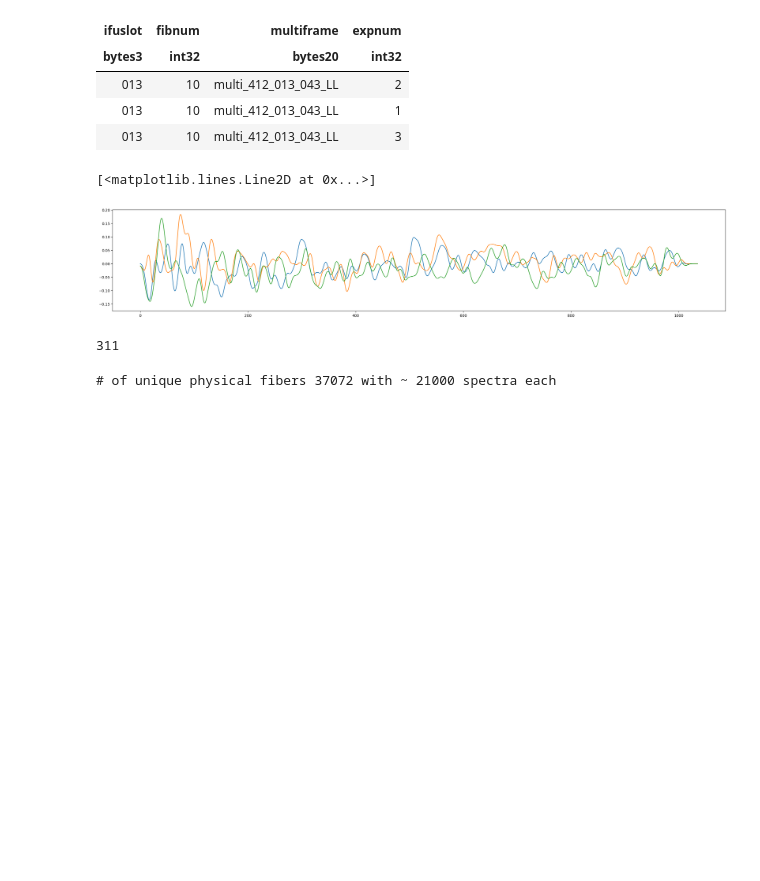
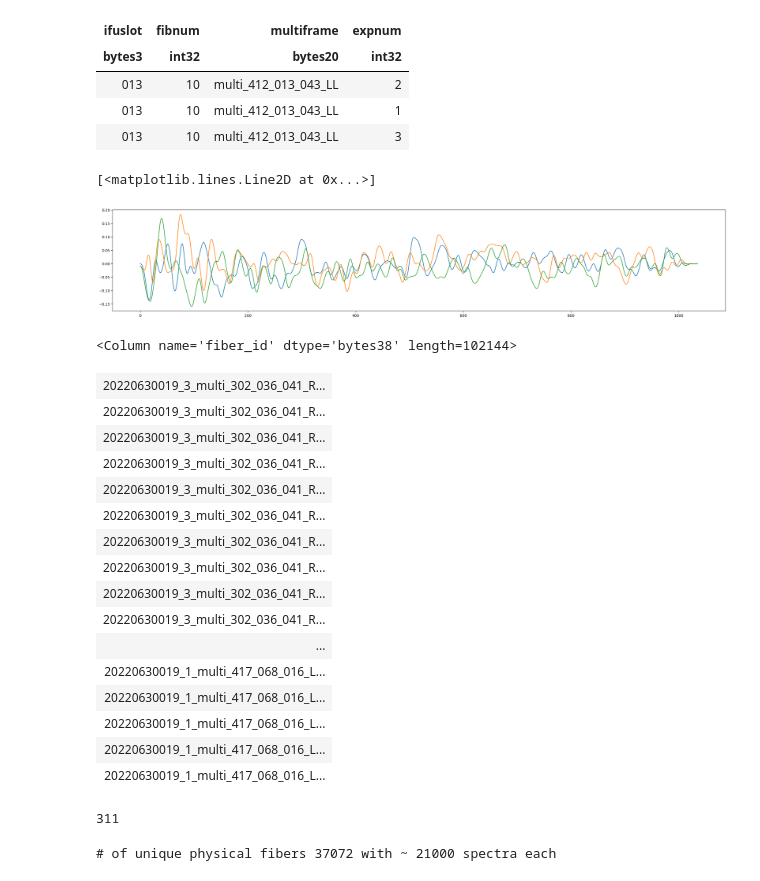
Before and after one commit to qezlou/hetdex_res, a Jupyter notebook: notebooks/vis_fibers.ipynb, the cells around one changed output. Drawn from its saved outputs; the diff is of its cells as text; code cells hidden in the pictures; blank space fills up the shorter version.

Commit message:
phys-fiber & a,p: code cleanup

```diff
--- a/notebooks/vis_fibers.ipynb
+++ b/notebooks/vis_fibers.ipynb
@@ -517,9 +517,29 @@ from hetdex_api.shot import get_fibers_table
 
 
 ifuslot, fibnum, multiframe = '013', 10, 'multi_412_013_043_LL'
-shotid= 20240531016
+shotid= 20220630019
 fib_tab = get_fibers_table(shot=shotid, survey='hdr5',
                                     verbose=False, add_rescor=False)
+# %%
+fib_tab['fiber_id']
+# %% [output]
+<Column name='fiber_id' dtype='bytes38' length=102144>
+| 20220630019_3_multi_302_036_041_R... |
+| 20220630019_3_multi_302_036_041_R... |
+| 20220630019_3_multi_302_036_041_R... |
+| 20220630019_3_multi_302_036_041_R... |
+| 20220630019_3_multi_302_036_041_R... |
+| 20220630019_3_multi_302_036_041_R... |
+| 20220630019_3_multi_302_036_041_R... |
+| 20220630019_3_multi_302_036_041_R... |
+| 20220630019_3_multi_302_036_041_R... |
+| 20220630019_3_multi_302_036_041_R... |
+| ... |
+| 20220630019_1_multi_417_068_016_L... |
+| 20220630019_1_multi_417_068_016_L... |
+| 20220630019_1_multi_417_068_016_L... |
+| 20220630019_1_multi_417_068_016_L... |
+| 20220630019_1_multi_417_068_016_L... |
 # %%
 len(set(fib_tab['multiframe']))
 # %% [output]
```
Also changed, not shown: 3 other files.
